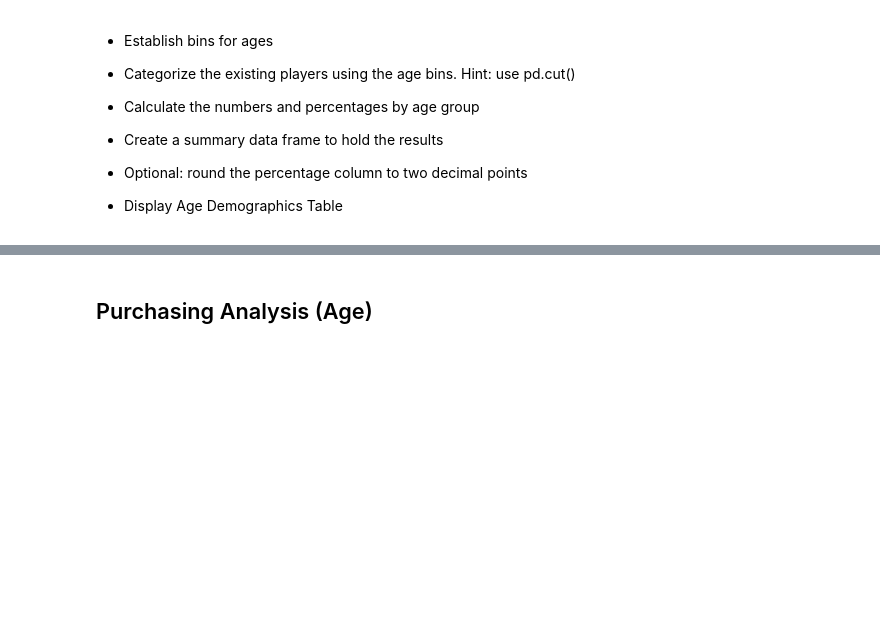
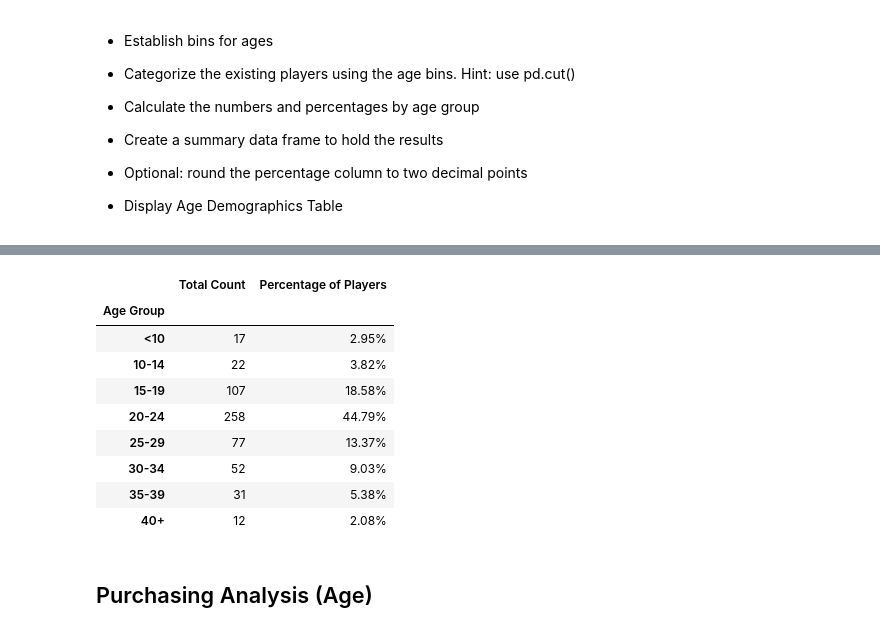
Before and after one commit to normanchan19/pandas-challenge, a Jupyter notebook: HeroesOfPymoli_Altered/HeroesOfPymoli_starter.ipynb, the cells around one changed output, grey strips where cells are left out. Saved outputs shown, nothing was run; the diff lists cells and outputs as text; code cells hidden in the pictures; blank space fills up the shorter version.

```diff
--- a/HeroesOfPymoli_Altered/HeroesOfPymoli_starter.ipynb
+++ b/HeroesOfPymoli_Altered/HeroesOfPymoli_starter.ipynb
@@ -302,0 +336,14 @@ gender_purchasing_summary_df
+# %%
+# Drop duplicate entries of SN so we only have complete dataset of only unique players
+purchase_data_with_age_bins_only_players_df = purchase_data_with_age_bins_df.drop_duplicates(subset='SN')
+
+# Drop unnecessary columns to be only Age
+player_ages_df = purchase_data_with_age_bins_only_players_df.drop(['Purchase ID', 'SN', 'Gender', 'Item ID', 'Item Name',
+                                                                   'Price'], axis=1)
+
+# Groupby age group
+age_group_df = player_ages_df.groupby("Age Group")
+# %%
+# Count how many players in each age group
+count_of_each_age_group = age_group_df["Age"].count()
+count_of_each_age_group
@@ -302,0 +361,4 @@ gender_purchasing_summary_df
+# %%
+# Calculate percentage of players in each age group
+percentage_of_players_in_each_age_group = count_of_each_age_group / total_players
+percentage_of_players_in_each_age_group
@@ -303,3 +376,25 @@ gender_purchasing_summary_df
+# %%
+# Create new dataframe to summarize info we found (Percentage of Players is multiplied by 100)
+age_demographics_summary_df = pd.DataFrame({"Total Count": count_of_each_age_group,
+                                             "Percentage of Players": percentage_of_players_in_each_age_group*100})
+
+# Change Percentage of Players column formatting to percentage
+age_demographics_summary_df["Percentage of Players"] = age_demographics_summary_df["Percentage of Players"].astype(float).map(
+    "{:,.2f}%".format)
+
+# Display data frame
+age_demographics_summary_df
+# %% [output]
+|  | Total Count | Percentage of Players |
+| Age Group |  |  |
+| <10 | 17 | 2.95% |
+| 10-14 | 22 | 3.82% |
+| 15-19 | 107 | 18.58% |
+| 20-24 | 258 | 44.79% |
+| 25-29 | 77 | 13.37% |
+| 30-34 | 52 | 9.03% |
+| 35-39 | 31 | 5.38% |
+| 40+ | 12 | 2.08% |
 # %% [markdown]
 ## Purchasing Analysis (Age)
 # %% [markdown]
```
Also changed, not shown: parts of 6 cells of this notebook.
